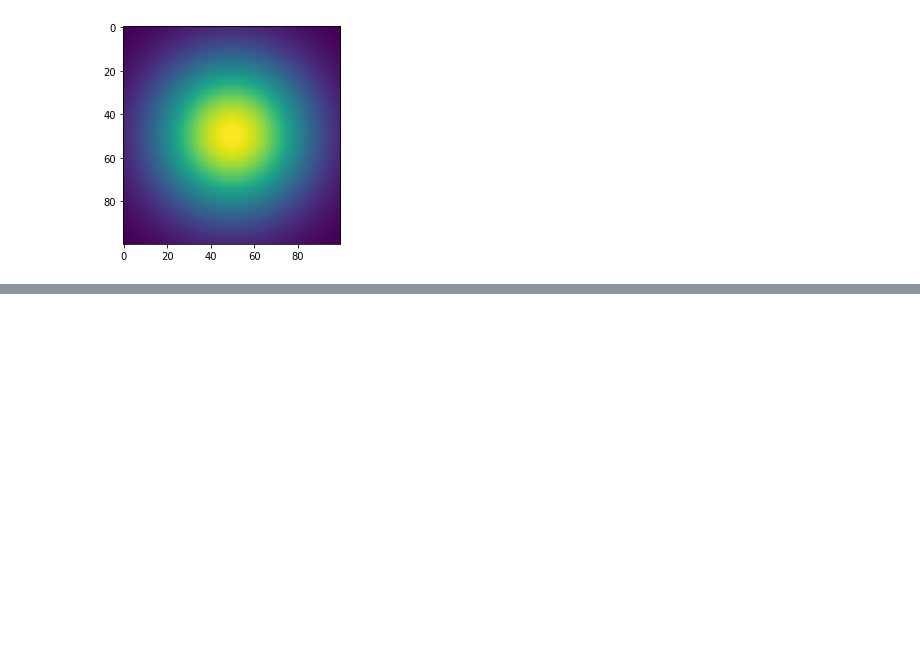
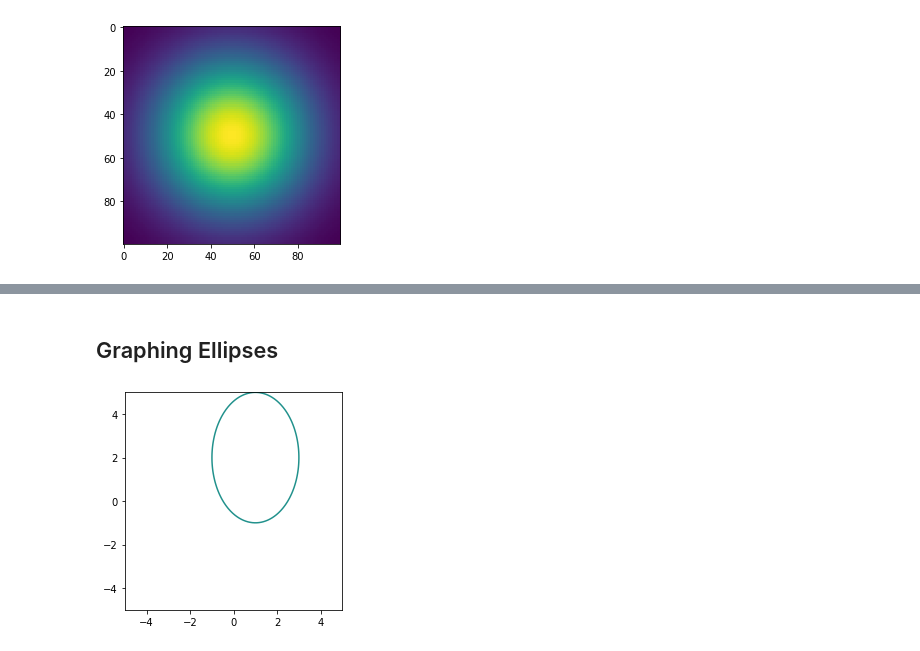
Before and after one commit to ccentola/python-math, a Jupyter notebook: notebooks/7-Graphing-Conic-Sections/07.01_graphinc_conic_sections.ipynb, the cells around one changed output, grey strips where cells are left out. Cells and saved outputs as stored; diff of their text form; code cells hidden in the pictures; blank space fills up the shorter version.

```diff
--- a/notebooks/7-Graphing-Conic-Sections/07.01_graphinc_conic_sections.ipynb
+++ b/notebooks/7-Graphing-Conic-Sections/07.01_graphinc_conic_sections.ipynb
@@ -73,0 +122,21 @@ plt.show()
+# %% [markdown]
+## Graphing Ellipses
+# %%
+h = 1
+k = 2
+a = 2
+b = 3
+
+axlim = np.max((a,b)) + np.max((abs(h),abs(k)))
+x = np.linspace(-axlim,axlim,100)
+
+X,Y = np.meshgrid(x,x)
+
+f = (X-h)**2 / a**2 + (Y-k)**2 / b**2 - 1
+
+plt.contour(X,Y,f,0)
+plt.gca().set_aspect('equal')
+
+plt.show()
+# %% [output]
+[figure, added]
```
Also changed, not shown: parts of 7 cells of this notebook.
